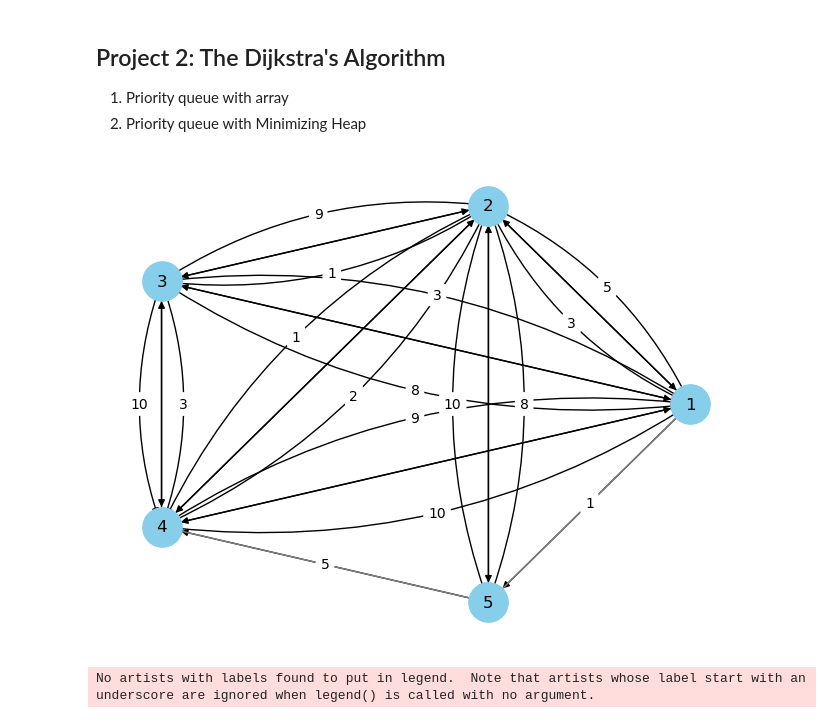
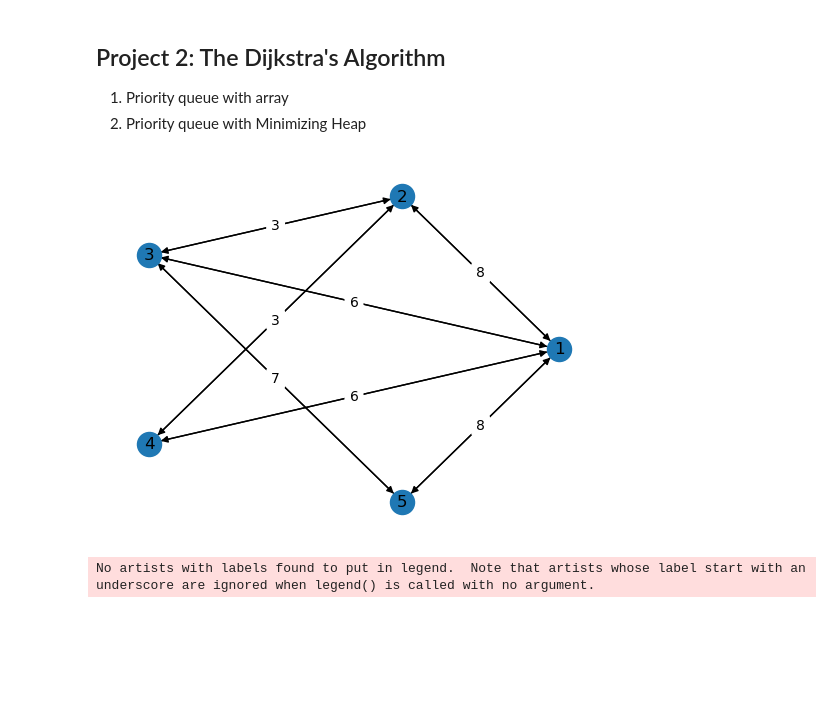
Before and after one commit to isaacchunn/sc2001-projects, a Jupyter notebook: Project2-Dijkstra/Visualization/SC2001_Project2.ipynb, the cells around one changed output. Drawn from its saved outputs; the diff is of its cells as text; code cells hidden in the pictures; blank space fills up the shorter version.

Commit message:
Update random generation graph, updated to export to file based on varying N and D, rearranged folders

```diff
--- a/Project2-Dijkstra/Visualization/SC2001_Project2.ipynb
+++ b/Project2-Dijkstra/Visualization/SC2001_Project2.ipynb
@@ -181,7 +181,8 @@ def my_draw_networkx_edge_labels(
     return text_items
 # %%
 #Nodes graph visualization Test
-df = pd.read_csv("../data/random2.csv")
+df = pd.read_csv("../data/VaryingDFixedV/V_5_D_5/graph1.csv")
+df = pd.read_csv("../data/Graphs/bidirectional.csv")
 #empty graph
 G = nx.DiGraph()
 
@@ -189,39 +190,41 @@ G = nx.DiGraph()
 for index,row in df.iterrows():
     source = row["source"]
     target = row["target"]
     weights = row["weight"]
     G.add_edge(source, target, weight = weights)
 
 # Node Layout (SPRING/CIRCULAR/PLANAR/RANDOM)
 #node_positions = nx.spring_layout(G)
 node_positions = nx.circular_layout(G)
 #node_positions = nx.planar_layout(G)
 #node_positions = nx.random_layout(G)
 
 # Draw nodes
-nx.draw(G, node_positions, with_labels=True, arrows=True, node_size=800, node_color="skyblue")
+#nx.draw(G, node_positions, with_labels=True, arrows=True, node_size=800, node_color="skyblue")
+nx.draw_networkx_nodes(G, node_positions)
+nx.draw_networkx_labels(G, node_positions)
+
 
 #The draw_networkx_edges function of NetworkX is able to draw only a subset of the edges with the edgelist parameter.
 curved_edges = [edge for edge in G.edges() if reversed(edge) in G.edges()]
 straight_edges = list(set(G.edges()) - set(curved_edges))
 
-nx.draw_networkx_edges(G, node_positions, edgelist= straight_edges, edge_color="gray")
-arc_rad = 0.18
-nx.draw_networkx_edges(G,node_positions, edgelist= curved_edges,connectionstyle=f'arc3, rad = {arc_rad}')
+nx.draw_networkx_edges(G, node_positions, edgelist= straight_edges)
+arc_rad = 0
+nx.draw_networkx_edges(G, node_positions, edgelist= curved_edges,connectionstyle=f'arc3, rad = {arc_rad}')
 
 #Labelling
 edge_weights = nx.get_edge_attributes(G,'weight')
 curved_edge_labels = {edge: edge_weights[edge] for edge in curved_edges}
 straight_edge_labels = {edge: edge_weights[edge] for edge in straight_edges}
 my_draw_networkx_edge_labels(G, node_positions, edge_labels=curved_edge_labels,rotate=False,rad = arc_rad)
 nx.draw_networkx_edge_labels(G, node_positions, edge_labels=straight_edge_labels,rotate=False)
-#nx.draw_networkx_edge_labels(G, node_positions, edge_labels=edge_labels)
 
 # Show the plot
 plt.axis("off")
 plt.show()
 # %% [output]
-[figure, old version]
+[figure, new version]
 # %%
 #Comparison graph Visualization
 #df = pd.read_csv(" ")
```
Also changed, not shown: 7 other files.
